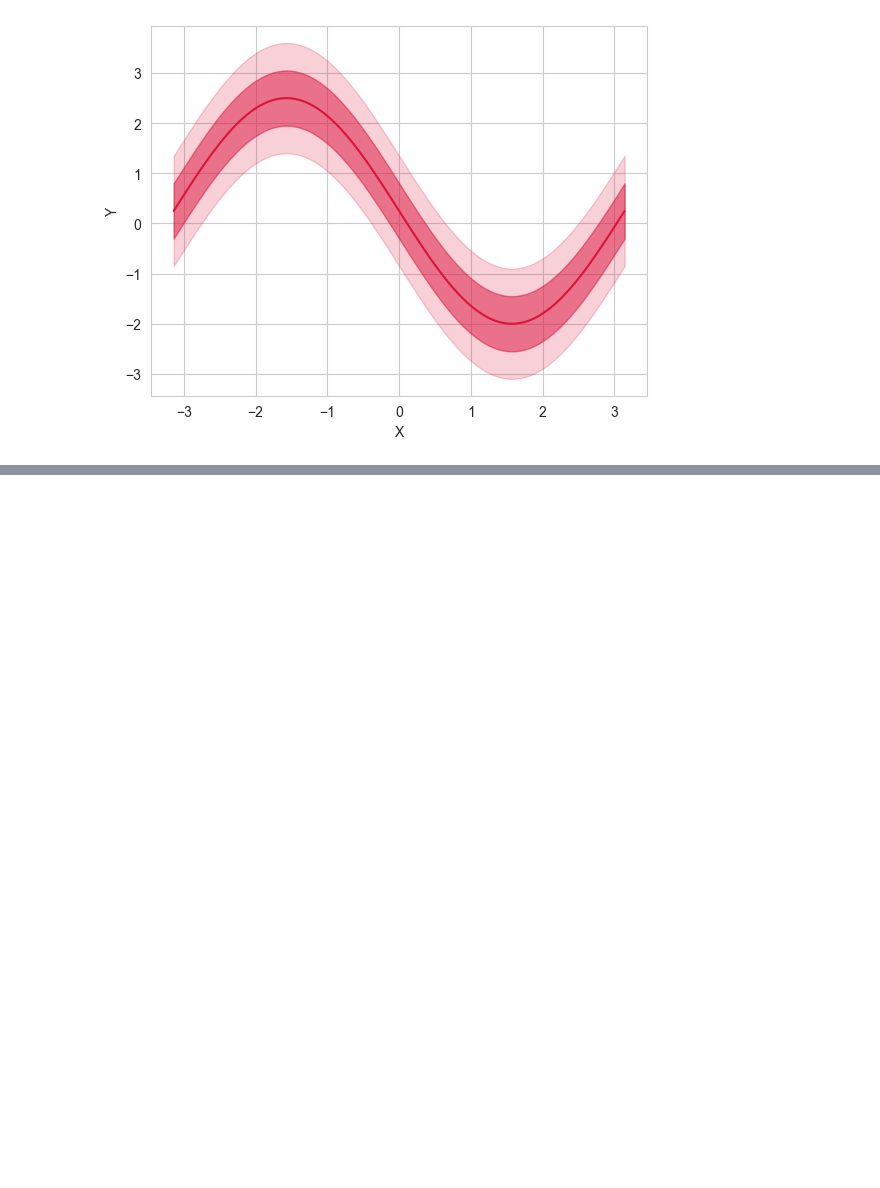
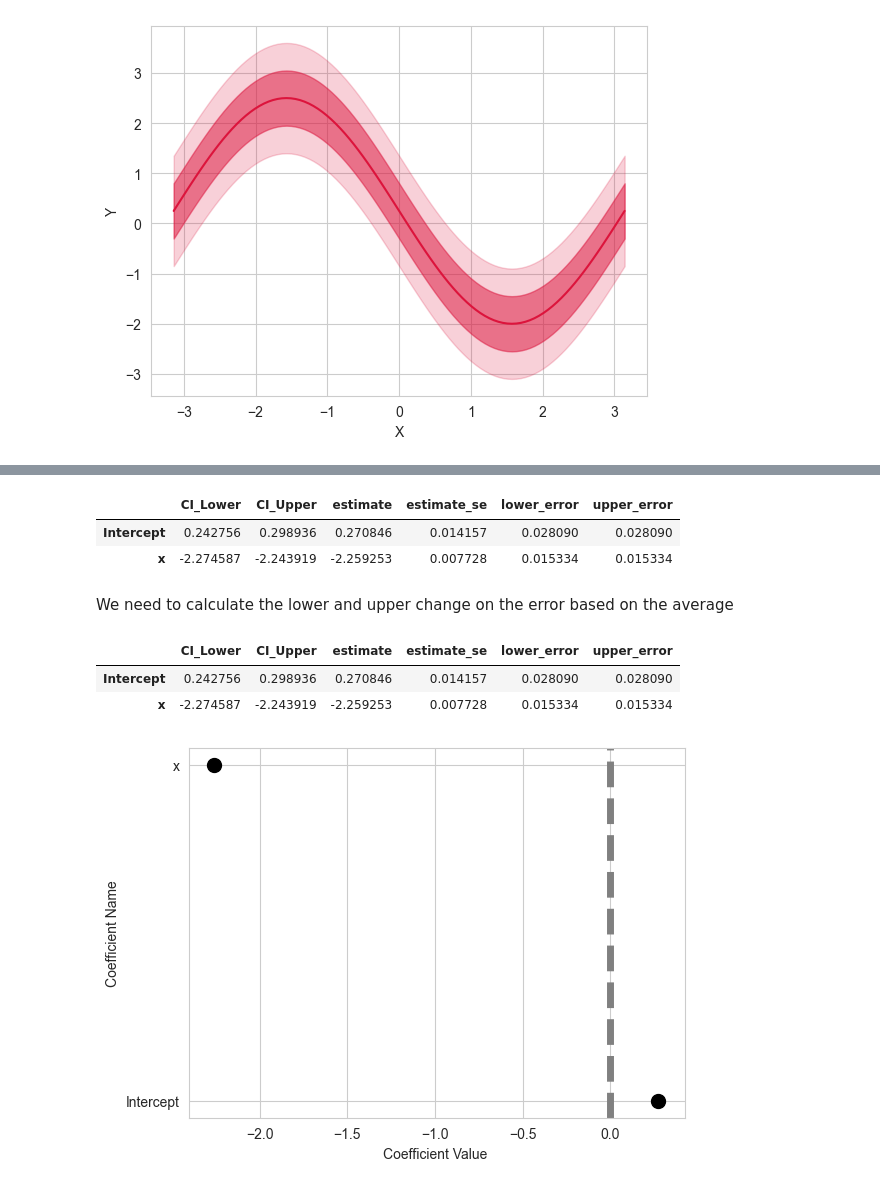
Before and after one commit to gmkumar1988/Data-Analytics-Projects, a Jupyter notebook: Linear_Model_Finance_Mastercard.ipynb, the cells around one changed output, grey strips where cells are left out. Drawn from its saved outputs; the diff is of its cells as text; code cells hidden in the pictures; blank space fills up the shorter version.

```diff
--- a/Linear_Model_Finance_Mastercard.ipynb
+++ b/Linear_Model_Finance_Mastercard.ipynb
@@ -356,0 +645,32 @@ plt.show()
+# %%
+coef_fit_info
+# %% [output]
+|  | CI_Lower | CI_Upper | estimate | estimate_se | lower_error | upper_error |
+| Intercept | 0.242756 | 0.298936 | 0.270846 | 0.014157 | 0.028090 | 0.028090 |
+| x | -2.274587 | -2.243919 | -2.259253 | 0.007728 | 0.015334 | 0.015334 |
+# %% [markdown]
+We need to calculate the lower and upper change on the error based on the average
+# %%
+coef_fit_info['lower_error'] = coef_fit_info.estimate - coef_fit_info.CI_Lower
+coef_fit_info['upper_error'] = coef_fit_info.CI_Upper - coef_fit_info.estimate
+# %%
+coef_fit_info
+# %% [output]
+|  | CI_Lower | CI_Upper | estimate | estimate_se | lower_error | upper_error |
+| Intercept | 0.242756 | 0.298936 | 0.270846 | 0.014157 | 0.028090 | 0.028090 |
+| x | -2.274587 | -2.243919 | -2.259253 | 0.007728 | 0.015334 | 0.015334 |
+# %%
+fig, ax = plt.subplots()
+
+ax.errorbar(y = coef_fit_info.index,
+            x = coef_fit_info.estimate,
+            xerr=[coef_fit_info.lower_error, coef_fit_info.upper_error],
+            fmt='o', color = 'k', elinewidth=3, ms = 10)
+
+ax.axvline(x = 0, linestyle = '--', linewidth = 5, color = 'grey')
+
+ax.set_xlabel('Coefficient Value ')
+ax.set_ylabel('Coefficient Name')
+plt.show()
+# %% [output]
+[figure, added]
```
Also changed, not shown: parts of 39 cells of this notebook, 9 other files.
